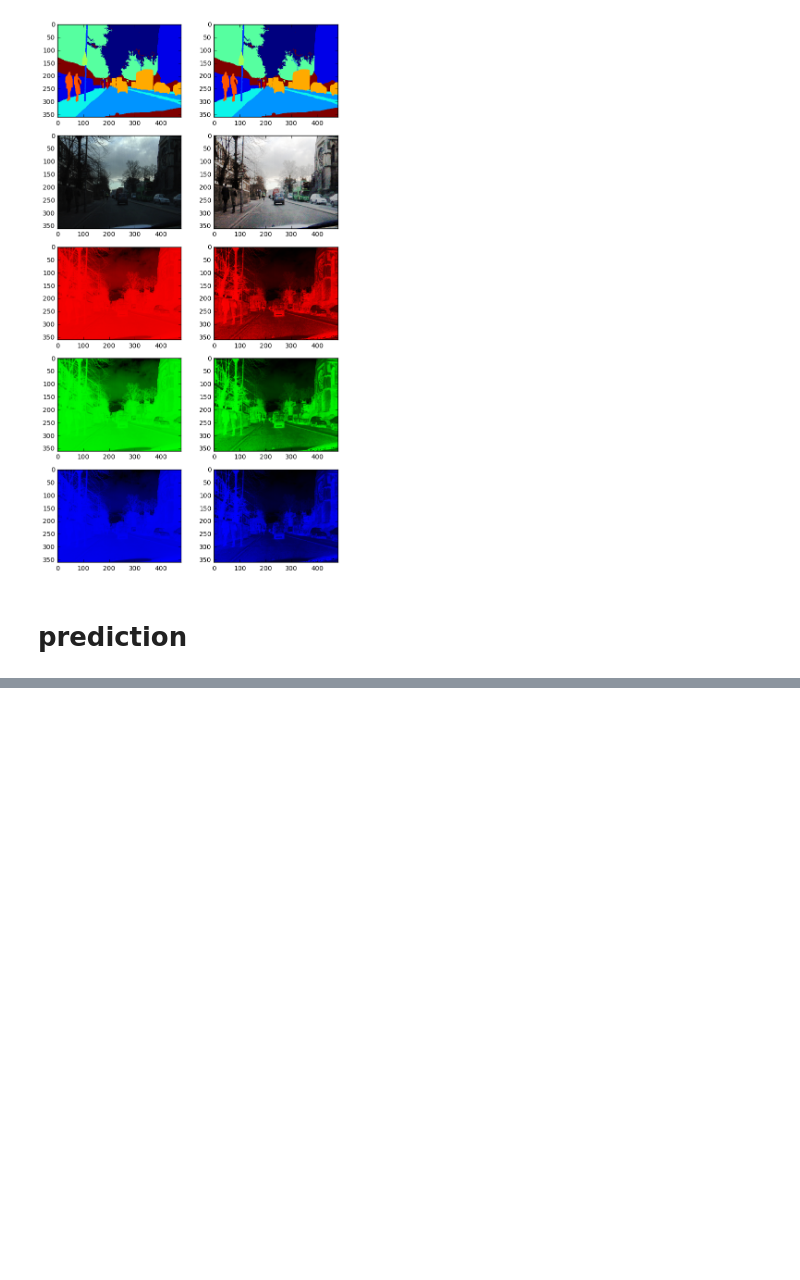
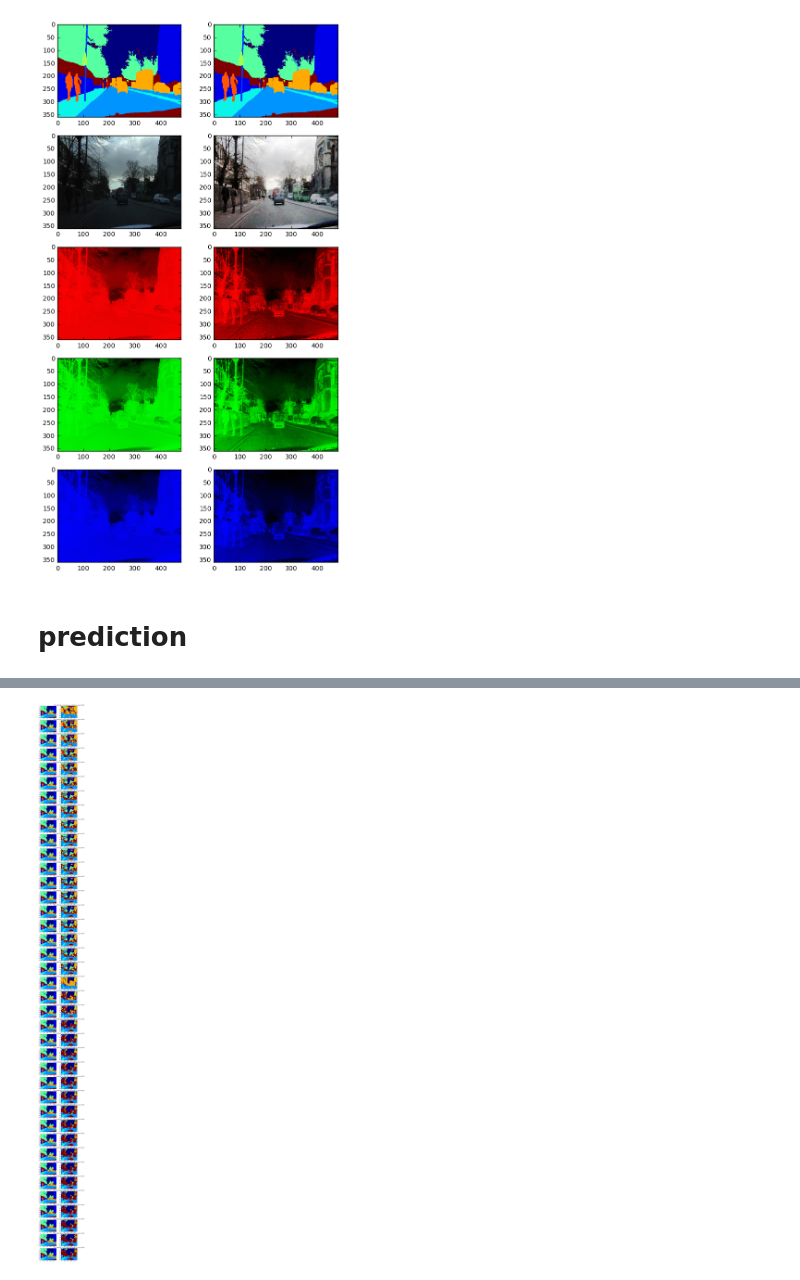
Before and after one commit to legokichi/keras-segnet, a Jupyter notebook: predict.ipynb, the cells around one changed output, grey strips where cells are left out. Cells and saved outputs as stored; diff of their text form; code cells hidden in the pictures; blank space fills up the shorter version.

```diff
--- a/predict.ipynb
+++ b/predict.ipynb
@@ -127,0 +68,83 @@ use_indices: False
+# %%
+import tensorflow as tf
+from keras.models import model_from_json
+from SegNet import create_segnet
+
+
+def trims(lines: str): return [line.strip() for line in lines.split("\n") if line != ""]
+
+modes = [trims('''
+2017-04-18-07-58-33_indices_weights.epoch0004-val_loss0.39.hdf5
+2017-04-18-07-58-33_indices_weights.epoch0009-val_loss0.41.hdf5
+2017-04-18-07-58-33_indices_weights.epoch0014-val_loss0.41.hdf5
+2017-04-18-07-58-33_indices_weights.epoch0019-val_loss0.42.hdf5
+2017-04-18-07-58-33_indices_weights.epoch0024-val_loss0.41.hdf5
+2017-04-18-07-58-33_indices_weights.epoch0029-val_loss0.42.hdf5
+2017-04-18-07-58-33_indices_weights.epoch0034-val_loss0.41.hdf5
+2017-04-18-07-58-33_indices_weights.epoch0039-val_loss0.42.hdf5
+2017-04-18-07-58-33_indices_weights.epoch0044-val_loss0.43.hdf5
+2017-04-18-07-58-33_indices_weights.epoch0049-val_loss0.42.hdf5
+2017-04-18-07-58-33_indices_weights.epoch0054-val_loss0.42.hdf5
+2017-04-18-07-58-33_indices_weights.epoch0059-val_loss0.43.hdf5
+2017-04-18-07-58-33_indices_weights.epoch0064-val_loss0.43.hdf5
+2017-04-18-07-58-33_indices_weights.epoch0069-val_loss0.43.hdf5
+2017-04-18-07-58-33_indices_weights.epoch0074-val_loss0.42.hdf5
+2017-04-18-07-58-33_indices_weights.epoch0079-val_loss0.43.hdf5
+2017-04-18-07-58-33_indices_weights.epoch0084-val_loss0.43.hdf5
+2017-04-18-07-58-33_indices_weights.epoch0089-val_loss0.43.hdf5
+2017-04-18-07-58-33_indices_weights.epoch0094-val_loss0.43.hdf5
+'''), trims('''
+2017-04-18-08-03-07_weights.epoch0004-val_loss0.41.hdf5
+2017-04-18-08-03-07_weights.epoch0009-val_loss0.41.hdf5
+2017-04-18-08-03-07_weights.epoch0014-val_loss0.42.hdf5
+2017-04-18-08-03-07_weights.epoch0019-val_loss0.41.hdf5
+2017-04-18-08-03-07_weights.epoch0024-val_loss0.42.hdf5
+2017-04-18-08-03-07_weights.epoch0029-val_loss0.42.hdf5
+2017-04-18-08-03-07_weights.epoch0034-val_loss0.42.hdf5
+2017-04-18-08-03-07_weights.epoch0039-val_loss0.42.hdf5
+2017-04-18-08-03-07_weights.epoch0044-val_loss0.42.hdf5
+2017-04-18-08-03-07_weights.epoch0049-val_loss0.42.hdf5
+2017-04-18-08-03-07_weights.epoch0054-val_loss0.42.hdf5
+2017-04-18-08-03-07_weights.epoch0059-val_loss0.43.hdf5
+2017-04-18-08-03-07_weights.epoch0064-val_loss0.43.hdf5
+2017-04-18-08-03-07_weights.epoch0069-val_loss0.43.hdf5
+2017-04-18-08-03-07_weights.epoch0074-val_loss0.43.hdf5
+2017-04-18-08-03-07_weights.epoch0079-val_loss0.43.hdf5
+2017-04-18-08-03-07_weights.epoch0084-val_loss0.43.hdf5
+2017-04-18-08-03-07_weights.epoch0089-val_loss0.43.hdf5
+2017-04-18-08-03-07_weights.epoch0094-val_loss0.43.hdf5
+2017-04-18-08-03-07_weights.epoch0099-val_loss0.43.hdf5
+''')]
+
+
+mat2 = []
+
+with tf.device('/cpu:0'):
+
+    for weights in modes:
+        for file_name in weights:
+            model = create_segnet(shape=(480, 360, 3), nb_class=12, indices=True)
+            model.load_weights(file_name)
+
+            frame = np.expand_dims(np.einsum('hwc->whc', norm), axis=0)
+            output = model.predict(frame)
+            assert output.shape == (1, 480, 360, 12)
+            output = np.einsum('whc->hwc', output[0])
+            assert output.shape == (360, 480, 12)
+            output = np.argmax(output, axis=2)
+            assert output.shape == (360, 480)
+            assert output.dtype == "int64"
+            '''
+            _annot = np.zeros(annot.shape, np.uint8)
+            for i in range(12): _annot[np.where(output == i)] = 255/12*i
+            '''
+            mat2.append([
+                (lambda annot: lambda x: plt.imshow(annot))(annot),
+                (lambda _annot: lambda x: (plt.imshow(_annot), plt.title(file_name)))(output),
+            ])
+
+
+
+mtx_plot(mat2, ratio=(4,3))
+# %% [output]
+[figure, added]
```
Also changed, not shown: parts of 1 cell of this notebook.
